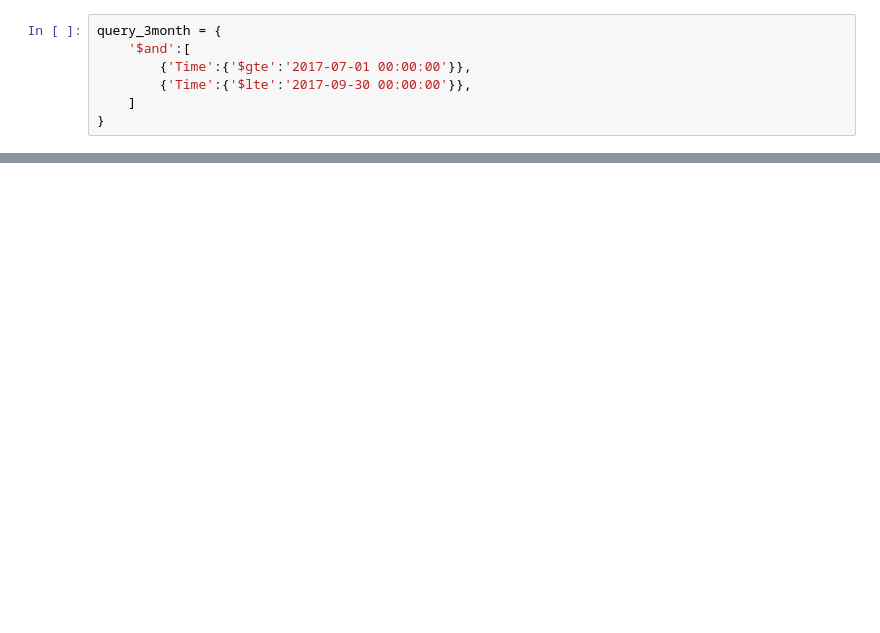
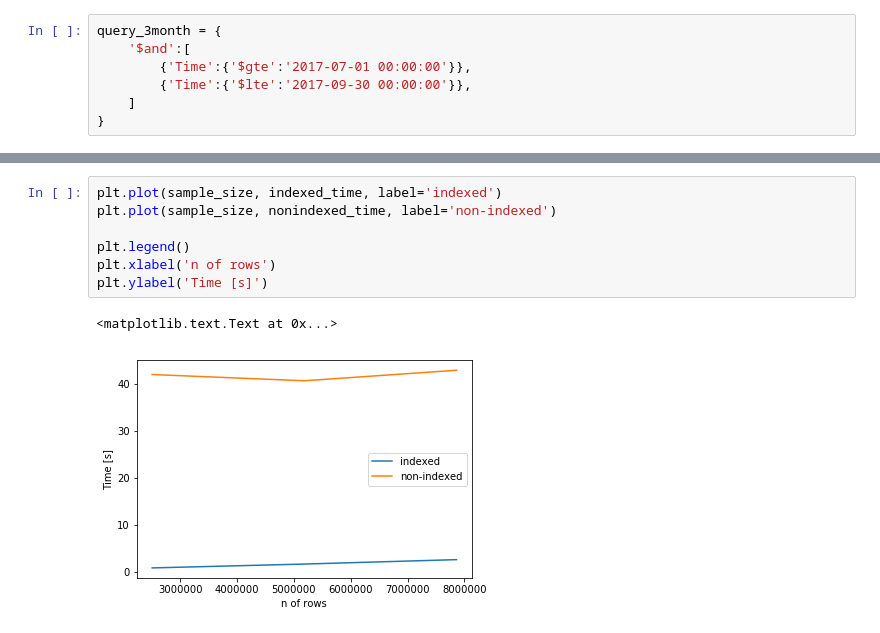
Before and after one commit to lch1000m/Code_Snippets, a Jupyter notebook: database/mongodb/MongoDB.ipynb, the cells around one changed output, grey strips where cells are left out. Cells and saved outputs as stored; diff of their text form; blank space fills up the shorter version.

```diff
--- a/database/mongodb/MongoDB.ipynb
+++ b/database/mongodb/MongoDB.ipynb
@@ -176,0 +253,10 @@ query_size : 786,2401
+# %%
+plt.plot(sample_size, indexed_time, label='indexed')
+plt.plot(sample_size, nonindexed_time, label='non-indexed')
+
+plt.legend()
+plt.xlabel('n of rows')
+plt.ylabel('Time [s]')
+# %% [output]
+<matplotlib.text.Text at 0x...>
+[figure, added]
```
Also changed, not shown: parts of 59 cells of this notebook, 4 other files.
